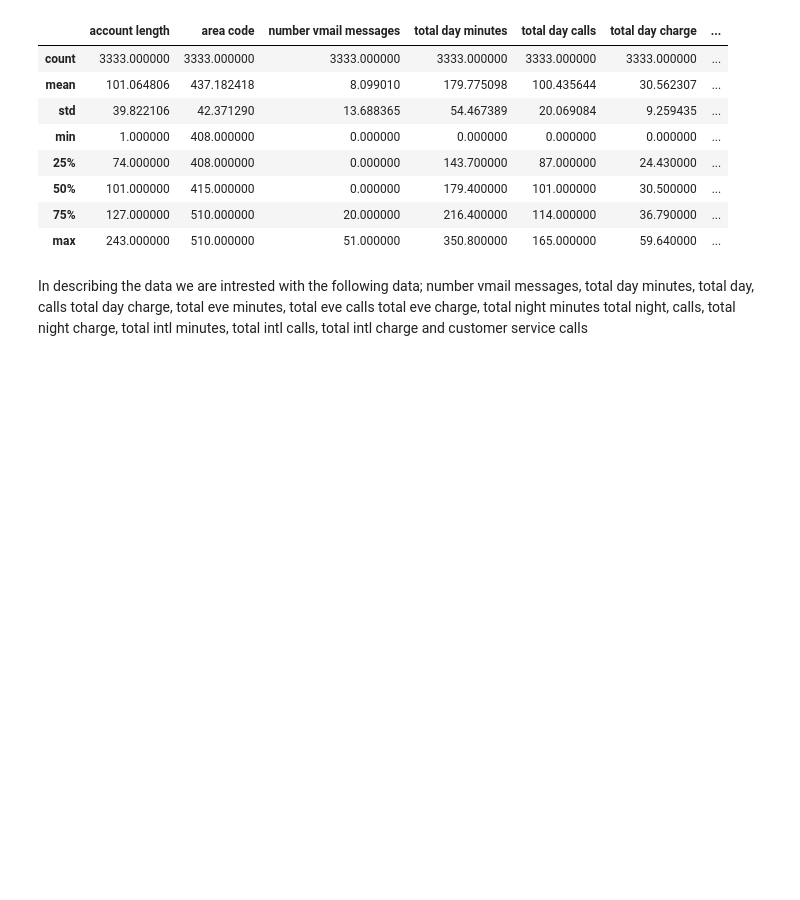
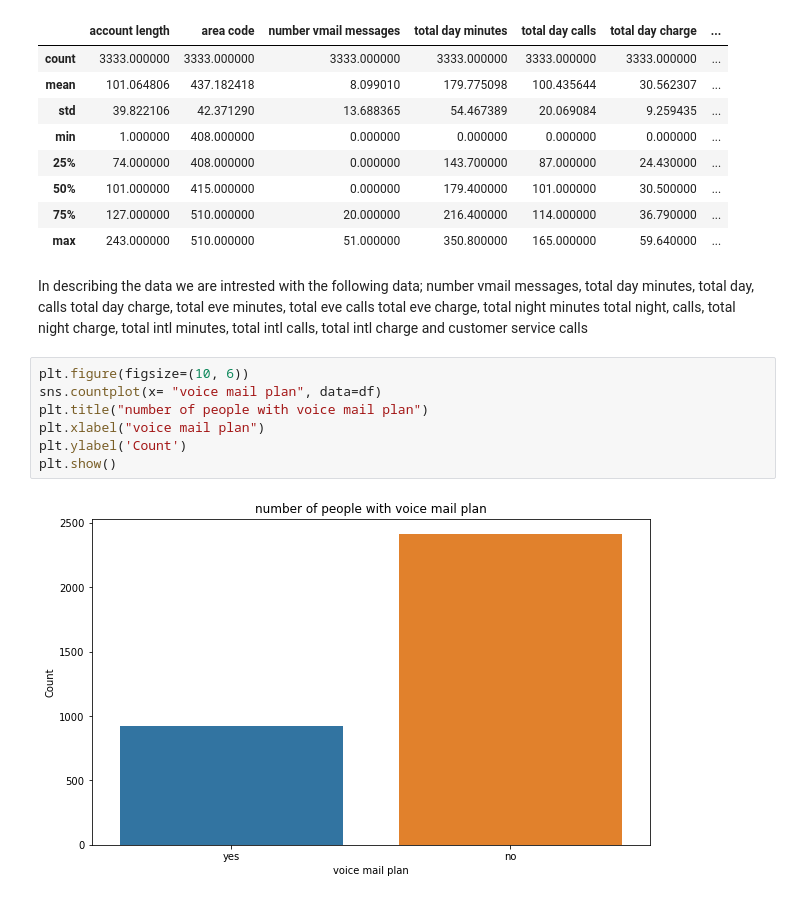
Before and after one commit to aggrey034/project-3, a Jupyter notebook: phase_3.ipynb, the cells around one changed output. Saved outputs shown, nothing was run; the diff lists cells and outputs as text; blank space fills up the shorter version.

```diff
--- a/phase_3.ipynb
+++ b/phase_3.ipynb
@@ -156,3 +157,12 @@ df.describe()
 | max | 243.000000 | 510.000000 | 51.000000 | 350.800000 | 165.000000 | 59.640000 | ... |
 # %% [markdown]
 In describing the data we are intrested with the following data; number vmail messages,	total day minutes,	total day, calls	total day charge,	total eve minutes,	total eve calls	total eve charge,	total night minutes	total night, calls,	total night charge,	total intl minutes,	total intl calls,	total intl charge and	customer service calls
+# %%
+plt.figure(figsize=(10, 6))
+sns.countplot(x= "voice mail plan", data=df)
+plt.title("number of people with voice mail plan")
+plt.xlabel("voice mail plan")
+plt.ylabel('Count')
+plt.show()
+# %% [output]
+[figure, added]
```
Also changed, not shown: parts of 7 cells of this notebook.
